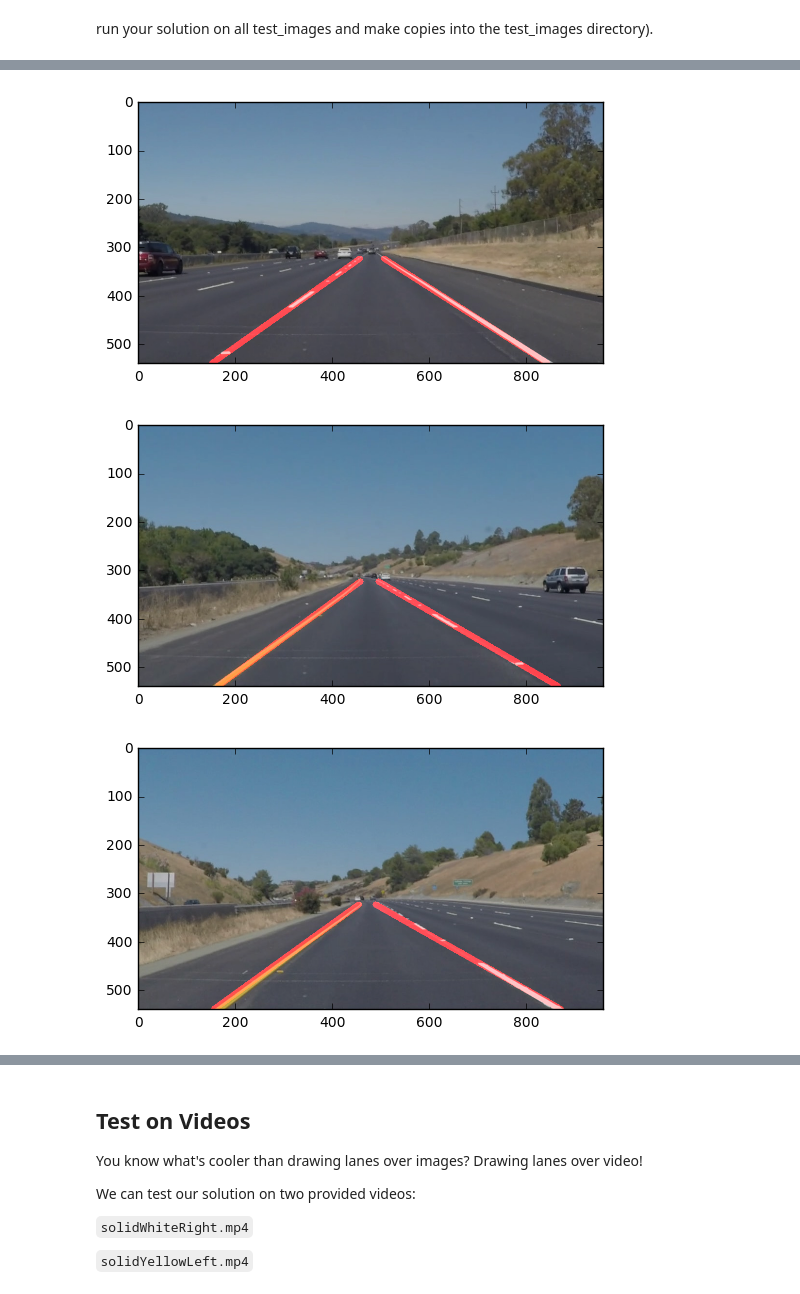
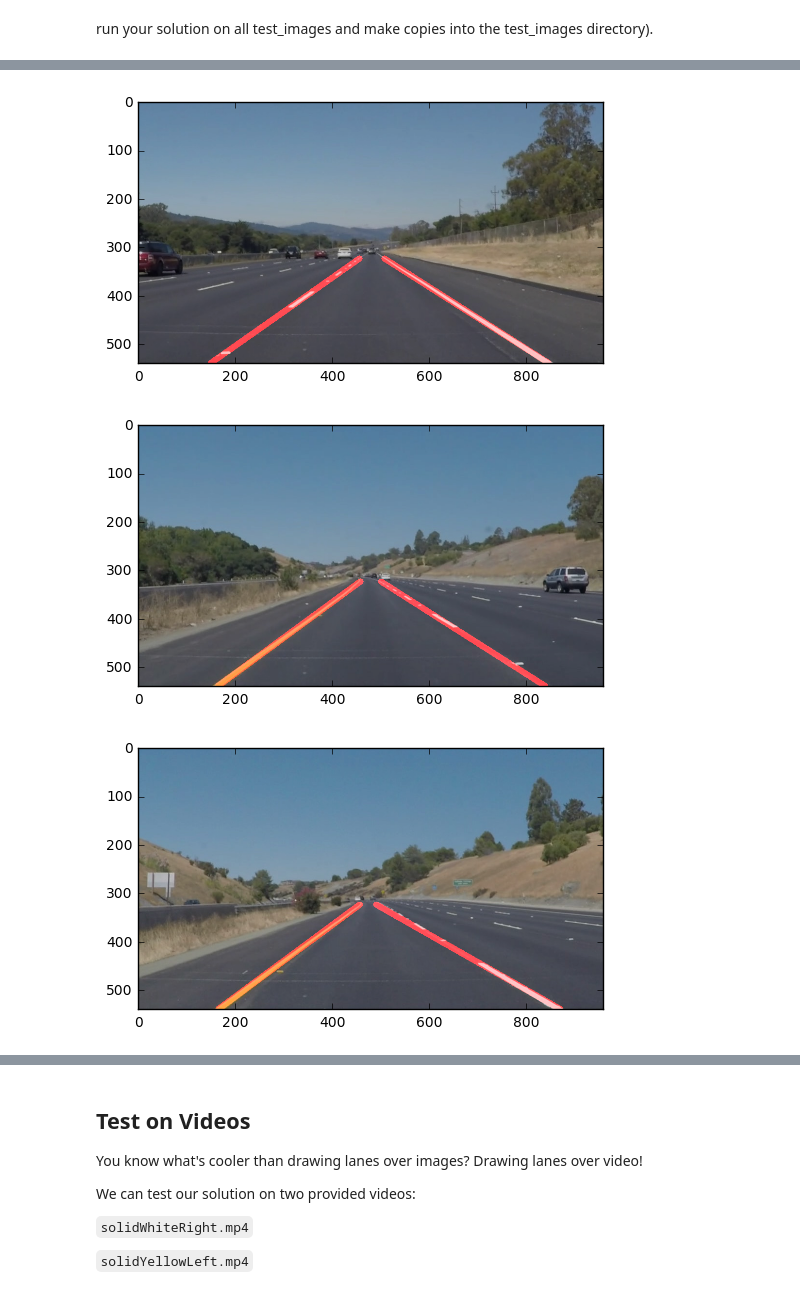
Before and after one commit to subhash/CarND-LaneLines-P1, a Jupyter notebook: P1.ipynb, the cells around one changed output, grey strips where cells are left out. Drawn from its saved outputs; the diff is of its cells as text; code cells hidden in the pictures.

Commit message:
Trying out smoothening and four border lines

```diff
--- a/P1.ipynb
+++ b/P1.ipynb
@@ -178,6 +178,11 @@ os.listdir("test_images/")
 # %% [markdown]
 run your solution on all test_images and make copies into the test_images directory).
 # %%
+from collections import deque
+
+prev_left = deque(maxlen=30)
+prev_right = deque(maxlen=30)
+
 def intersect_lines(line1, line2):
     # line = [x1 y1 x2 y2]
     points = np.array_split(line1, 2) + np.array_split(line2, 2)
@@ -195,49 +200,64 @@ def line_length(line):
     x1, y1, x2, y2 = line
     return (y2 - y1)**2 + (x2 - x1)**2
 
-def consolidate_lines(lines, maxy):
+def seggregate_lines(lines, m_tolerance, c_tolerance, m_limit = 0., c_limit = 0.):
     linemap = {}
-    m_limit = 0.5
-    m_tolerance = 0.2
-    c_tolerance = 0.08
     for line in lines:
         for x1, y1, x2, y2 in line:
             m = (y2 - y1)/(x2 - x1)
-            c = (y1 - m * x1)/maxy
+            c = (y1 - m * x1)
             key = next(((km, kc) for (km, kc) in linemap if abs(km - m) <= m_tolerance and abs(kc - c) <= c_tolerance), None)
             l = [x1, y1, x2, y2]
             if key:
                 linemap[key].append(l)
             elif abs(m) > m_limit and x1 != x2:
                 linemap[(m, c)] = [l]
+    return linemap
+
+def partition_lines(lines, limit):
+    result = []
+    above = [l for l in lines if line_params(l) > tuple(limit)]
+    below = [l for l in lines if line_params(l) <= tuple(limit)]
+    if above:
+        above_ave = np.average(list(map(line_params, above)), axis=0, weights=list(map(line_length, above)))
+        result.append(above_ave)
+    if below:
+        below_ave = np.average(list(map(line_params, below)), axis=0, weights=list(map(line_length, below)))
+        result.append(below_ave)
+    return result
+
+def consolidate_lines(lines, maxy):
+    m_limit = 0.5
+    m_tolerance = 0.2
+    c_tolerance = 0.08 * maxy
+    linemap = seggregate_lines(lines, m_tolerance, c_tolerance, m_limit)
     positive = [l for (s,c),l in linemap.items() if s > 0]
     negative = [l for (s,c),l in linemap.items() if s < 0]
     result = []
-    inter = []
+    right = None
     if positive:
         maxpos = max(positive, key=lambda x: sum(line_length(l) for l in x))
-        for lines in positive:
-            for line in lines:
-                inter.append(line)
-        pparam = np.average(list(map(line_params, maxpos)), axis=0, weights=list(map(line_length, maxpos)))
-        result.append(pparam)
+        right_ave = np.average(list(map(line_params, maxpos)), axis=0, weights=list(map(line_length, maxpos)))
+        right = np.average(partition_lines(maxpos, right_ave), axis=0)
+    left = None
     if negative:
         maxneg = max(negative, key=lambda x: sum(line_length(l) for l in x))
-        for lines in negative:
-            for line in lines:
-                inter.append(line)
-        nparam = np.average(list(map(line_params, maxneg)), axis=0, weights=list(map(line_length, maxneg)))
-        result.append(nparam)
-    return result, inter
+        left_ave = np.average(list(map(line_params, maxneg)), axis=0, weights=list(map(line_length, maxneg)))
+        left = np.average(partition_lines(maxneg, left_ave), axis=0)
+    return left, right
 
-def extend_lines(lines, y_start, y_end):
-    result = []
-    for line in lines:
-        m,c = line
-        x_start = (y_start - c)/m if m else x1
-        x_end = (y_end - c)/m if m else x2
-        result.append([int(x_start), y_start, int(x_end), y_end])
-    return result
+def smoothen_line(line, lines):
+    count = len(lines)
+    if line == None or count == 0: return line
+    weights = [0.75/count] * count
+    ave = np.average([line]+list(lines), axis=0, weights=[0.25]+weights)
+    return ave
+
+def extend_line(line, y_start, y_end):
+    m,c = line
+    x_start = (y_start - c)/m if m else x1
+    x_end = (y_end - c)/m if m else x2
+    return [int(x_start), y_start, int(x_end), y_end]
 
 
 def image_pipeline(image):
@@ -251,39 +271,42 @@ def image_pipeline(image):
     vertices = np.array([[(offx, maxy), (maxx - offx, maxy), (maxx/2 + marx, offy), (maxx/2 - marx, offy)]], dtype=np.int32)
 
     edges = canny(blurred, 100, 200)
     masked = region_of_interest(edges, vertices)
     lines, line_image = hough_lines(masked, 2, np.pi/180, 10, 15, 2)
-    consolidated, plain = consolidate_lines(lines, maxy)
-    extended = extend_lines(consolidated, int(0.60*maxy), maxy)
-    final_lines = [[line] for line in extended]
+    left, right = consolidate_lines(lines, maxy)
 
+    #left, right = smoothen_line(left, prev_left), smoothen_line(right, prev_right)
+    #if left != None: prev_left.append(left)
+    #if right != None: prev_right.append(right)
+
+    final_lines = [[extend_line(line, int(0.60*maxy), maxy)] for line in [left, right] if line is not None]
     filtered_line_image = np.zeros_like(line_image)
-    draw_lines(filtered_line_image, final_lines, thickness=12)
+    draw_lines(filtered_line_image, final_lines, color=[255,0,0], thickness=12)
     weighted = weighted_img(filtered_line_image, image)
 
     return weighted
 
 
 # TODO: Build your pipeline that will draw lane lines on the test_images
 # then save them to the test_images directory.
 files = [f for f in os.listdir("test_images") if not f.startswith("op")]
 fileno = len(files)
 
 for i, file in enumerate(files):
     image = mpimg.imread(os.path.join('test_images', file))
     #printing out some stats and plotting
     #print('This image is:', type(image), 'with dimesions:', image.shape)
 
     weighted = image_pipeline(image)
 
     fig = plt.figure()
-    plt.imshow(weighted, cmap = 'gray')  #call as plt.imshow(gray, cmap='gray') to show a grayscaled image
+    plt.imshow(weighted)  #call as plt.imshow(gray, cmap='gray') to show a grayscaled image
 
     res = mpimg.imsave(os.path.join("test_images", "op_"+file), weighted)
 # %% [output]
 [figure]
 [figure]
-[figure, old version]
+[figure, new version]
 [figure]
 [figure]
 [figure]
```
Also changed, not shown: parts of 3 cells of this notebook.
